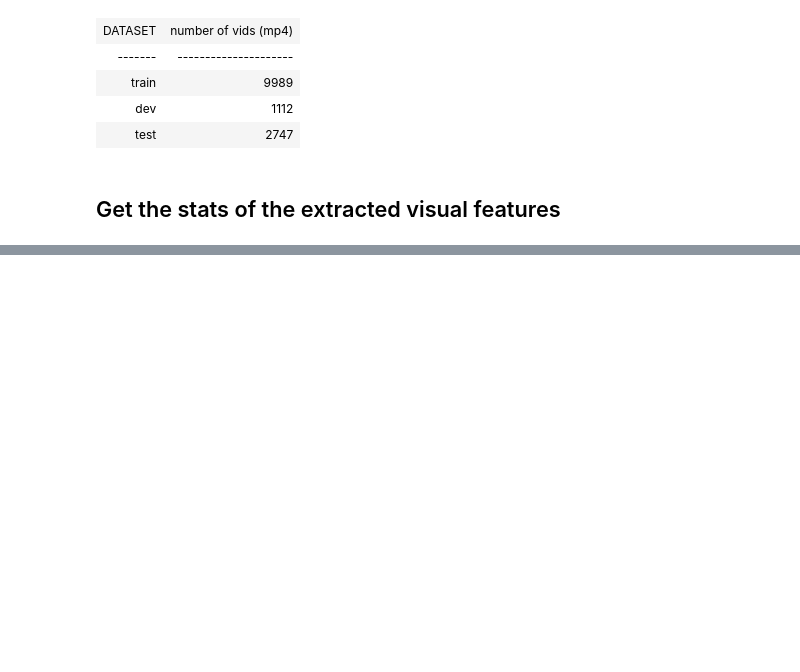
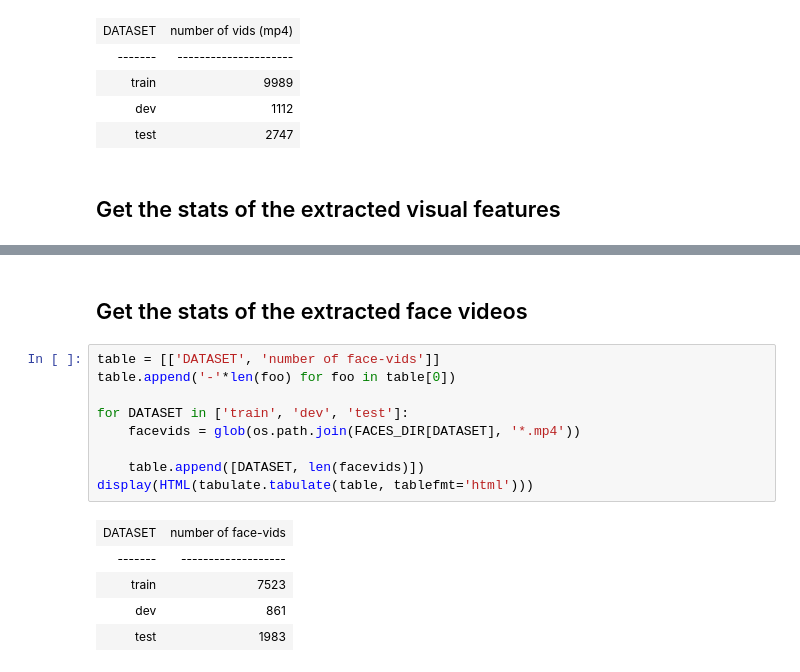
Before and after one commit to tae898/erc, a Jupyter notebook: MELD/5.dataset-stats.ipynb, the cells around one changed output, grey strips where cells are left out. Saved outputs shown, nothing was run; the diff lists cells and outputs as text; blank space fills up the shorter version.

```diff
--- a/MELD/5.dataset-stats.ipynb
+++ b/MELD/5.dataset-stats.ipynb
@@ -134,0 +140,17 @@ display(HTML(tabulate.tabulate(table, tablefmt='html')))
+# %% [markdown]
+## Get the stats of the extracted face videos
+# %%
+table = [['DATASET', 'number of face-vids']]
+table.append('-'*len(foo) for foo in table[0])
+
+for DATASET in ['train', 'dev', 'test']:
+    facevids = glob(os.path.join(FACES_DIR[DATASET], '*.mp4'))
+
+    table.append([DATASET, len(facevids)])
+display(HTML(tabulate.tabulate(table, tablefmt='html')))
+# %% [output]
+| DATASET | number of face-vids |
+| ------- | ------------------- |
+| train | 7523 |
+| dev | 861 |
+| test | 1983 |
```
Also changed, not shown: parts of 2 cells of this notebook, 15 other files.
